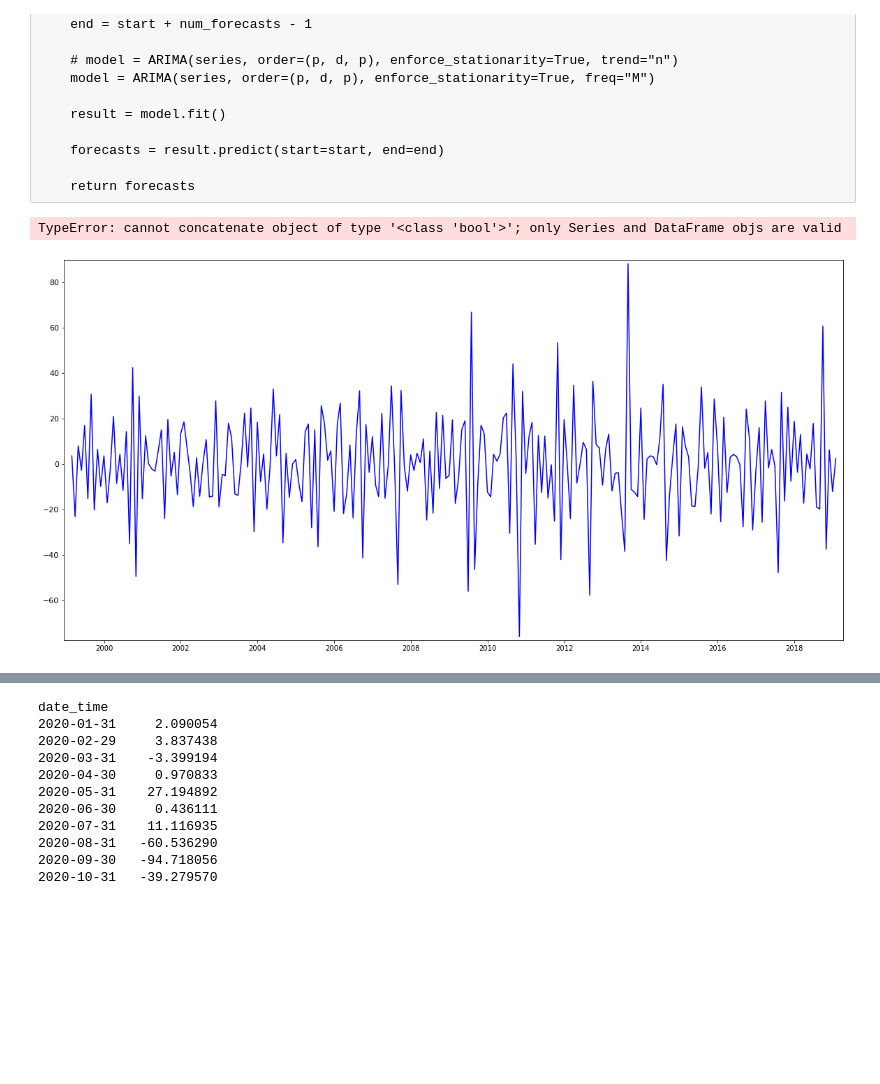
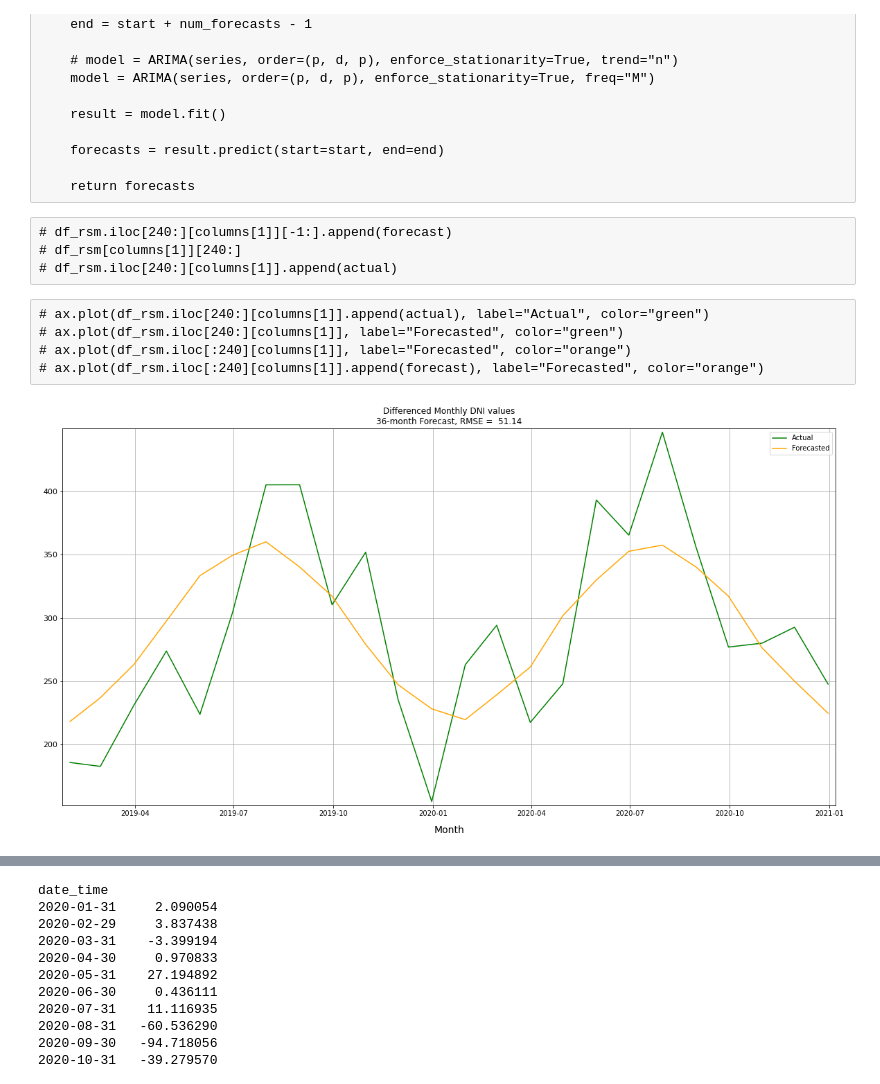
Before and after one commit to gamyers/solar-697, a Jupyter notebook: gm/notebooks/ts_arima.ipynb, the cells around one changed output, grey strips where cells are left out. Cells and saved outputs as stored; diff of their text form; code cells hidden in the pictures; blank space fills up the shorter version.

```diff
--- a/gm/notebooks/ts_arima.ipynb
+++ b/gm/notebooks/ts_arima.ipynb
@@ -190,0 +193,28 @@ Warnings:
+# %%
+def arima_model(series, p=0, d=0, q=0, s=0, num_fc=1, summary=False, forecast=False):
+    """
+    Takes an irradiance related series and fits an ARIMA(p, d, q) model.
+    Returns a number of forecasts as specified by num_forecasts or
+    a fit model is returned if forecast is not set.
+    """
+
+    start = len(series)
+    end = start + num_fc
+
+    model = ARIMA(
+        series,
+        order=(p, d, p),
+        seasonal_order=(0, 0, 0, s),
+        enforce_stationarity=True,
+        trend="n",
+        # freq="M",
+    ).fit()
+
+    if summary:
+        print(model.summary())
+
+    if forecast:
+        forecast = model.predict(start=start, end=end)
+        return forecast
+
+    return model
@@ -225,5 +277,5 @@ def arima_forecast(series, num_forecasts, p=0, d=0, q=0):
 
     return forecasts
 # %%
-forecasts = arima_model(df_rsm.iloc[:240][columns[1]], p=1, d=1, q=1, num_fc=1, forecast=True)
-# forecasts
+forecast = arima_model(df_rsm.iloc[:252][columns[1]], *results.iloc[0]['(p, d, q)'], s=0, num_fc=23, forecast=True)
+# forecast = arima_model(df_rsm.iloc[:240][columns[1]], p=1, d=1, q=1, num_fc=1, forecast=True)
@@ -230,22 +287,31 @@ forecasts = arima_model(df_rsm.iloc[:240][columns[1]], p=1, d=1, q=1, num_fc=1,
+# %% [raw]
+# df_rsm.iloc[240:][columns[1]][-1:].append(forecast)
+# df_rsm[columns[1]][240:]
+# df_rsm.iloc[240:][columns[1]].append(actual)
+# %% [raw]
+# ax.plot(df_rsm.iloc[240:][columns[1]].append(actual), label="Actual", color="green")
+# ax.plot(df_rsm.iloc[240:][columns[1]], label="Forecasted", color="green")
+# ax.plot(df_rsm.iloc[:240][columns[1]], label="Forecasted", color="orange")
+# ax.plot(df_rsm.iloc[:240][columns[1]].append(forecast), label="Forecasted", color="orange")
 # %%
-actual = df_rsm.iloc[240:][columns[0]]
+actual = df_rsm.iloc[252:][columns[1]]
 
-rmse = np.sqrt(np.mean((actual - forecasts) ** 2))
+rmse = np.sqrt(np.mean((actual - forecast) ** 2))
 
 fig, ax = plt.subplots(figsize=(20, 10))
-ax.plot(df_diff_r[columns[0]], label="Original", color="blue")
-ax.plot(df_diff_r[columns[0]][-1:].append(forecasts), label="Forecasted", color="orange")
-ax.plot(df_diff_r[columns[0]][-1:].append(actual), label="Actual", color="green")
+
+# ax.plot(df_rsm.iloc[:252][columns[1]], label="Original", color="blue")
+ax.plot(actual, label="Actual", color="green")
+ax.plot(forecast, label="Forecasted", color="orange")
 
 ax.set_xlabel("Month")
 
 ax.set_title(
-    f"Differenced Monthly {columns[0]} values\n" + f"{len(forecasts)}-month Forecast, RMSE = {rmse: .2f}"
+    f"Differenced Monthly {columns[1]} values\n" + f"{len(forecasts)}-month Forecast, RMSE = {rmse: .2f}"
 )
 
 ax.grid()
 ax.legend();
 # %% [output]
-TypeError: cannot concatenate object of type '<class 'bool'>'; only Series and DataFrame objs are valid
-[figure, old version]
+[figure, new version]
 # %%
```
Also changed, not shown: parts of 15 cells of this notebook, 4 other files.
